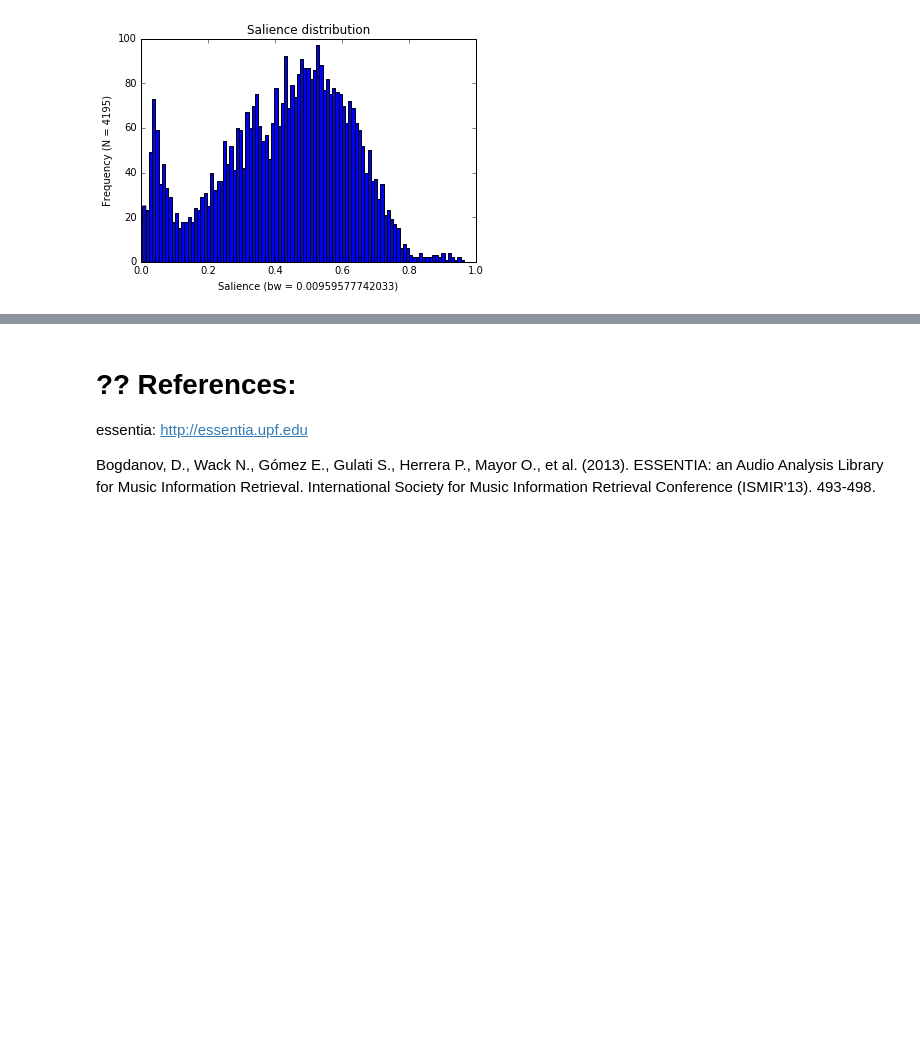
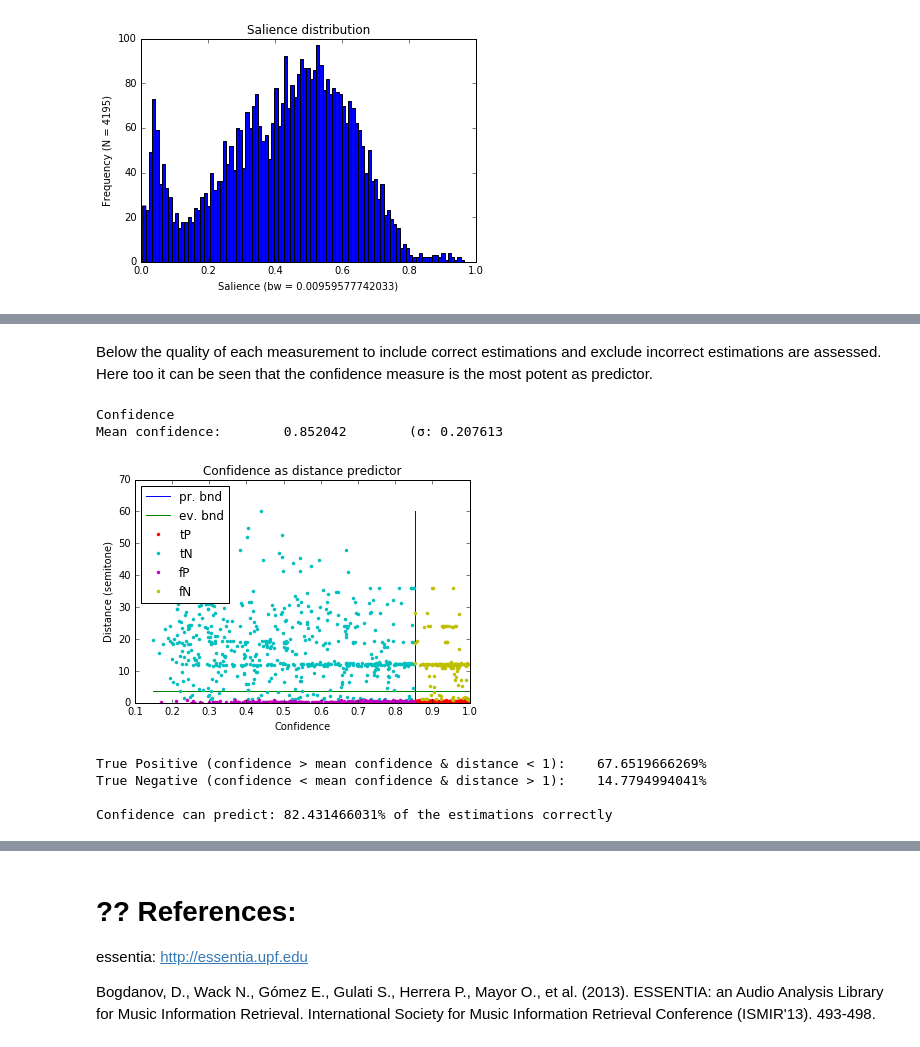
Before and after one commit to akkeh/internship, a Jupyter notebook: pitchEst/notebook/Single-note Sound Pitch Estimation.ipynb, the cells around one changed output, grey strips where cells are left out. Cells and saved outputs as stored; diff of their text form; code cells hidden in the pictures; blank space fills up the shorter version.

```diff
--- a/pitchEst/notebook/Single-note Sound Pitch Estimation.ipynb
+++ b/pitchEst/notebook/Single-note Sound Pitch Estimation.ipynb
@@ -661,0 +379,20 @@ print "Correlation descriptors v.s. error values"
+# %% [markdown]
+Below the quality of each measurement to include correct estimations and exclude incorrect estimations are assessed. Here too it can be seen that the confidence measure is the most potent as predictor.
+# %%
+print "Confidence"
+#plt.plot(conf, abs(st), '.'); plt.title('Confidence v.s. semitone distance'); plt.xlabel('Confidence'); plt.ylabel('Distance (semitone)'); plt.show();
+
+print "Mean confidence:\t" + str(np.mean(conf)) + "\t(σ: " + str(np.std(conf));
+
+tPc, tNc, fPc, fNc = pa.predict(pr=conf, ev=abs(st), ev_th=1, plot=1); plt.title('Confidence as distance predictor'); plt.xlabel('Confidence'); plt.ylabel('Distance (semitone)'); plt.show();
+print "True Positive (confidence > mean confidence & distance < 1):\t" + str(len(tPc) / float(len(st)) * 100) + "%"
+print "True Negative (confidence < mean confidence & distance > 1):\t" + str(len(tNc) / float(len(st)) * 100) + "%\n"
+print "Confidence can predict:\t" + str((len(tPc) + len(tNc)) / float(len(st)) * 100) + "% of the estimations correctly"
+# %% [output]
+Confidence
+Mean confidence:        0.852042        (σ: 0.207613
+[figure, added]
+True Positive (confidence > mean confidence & distance < 1):    67.6519666269%
+True Negative (confidence < mean confidence & distance > 1):    14.7794994041%
+
+Confidence can predict: 82.431466031% of the estimations correctly
```
Also changed, not shown: parts of 57 cells of this notebook, 1 other file.
